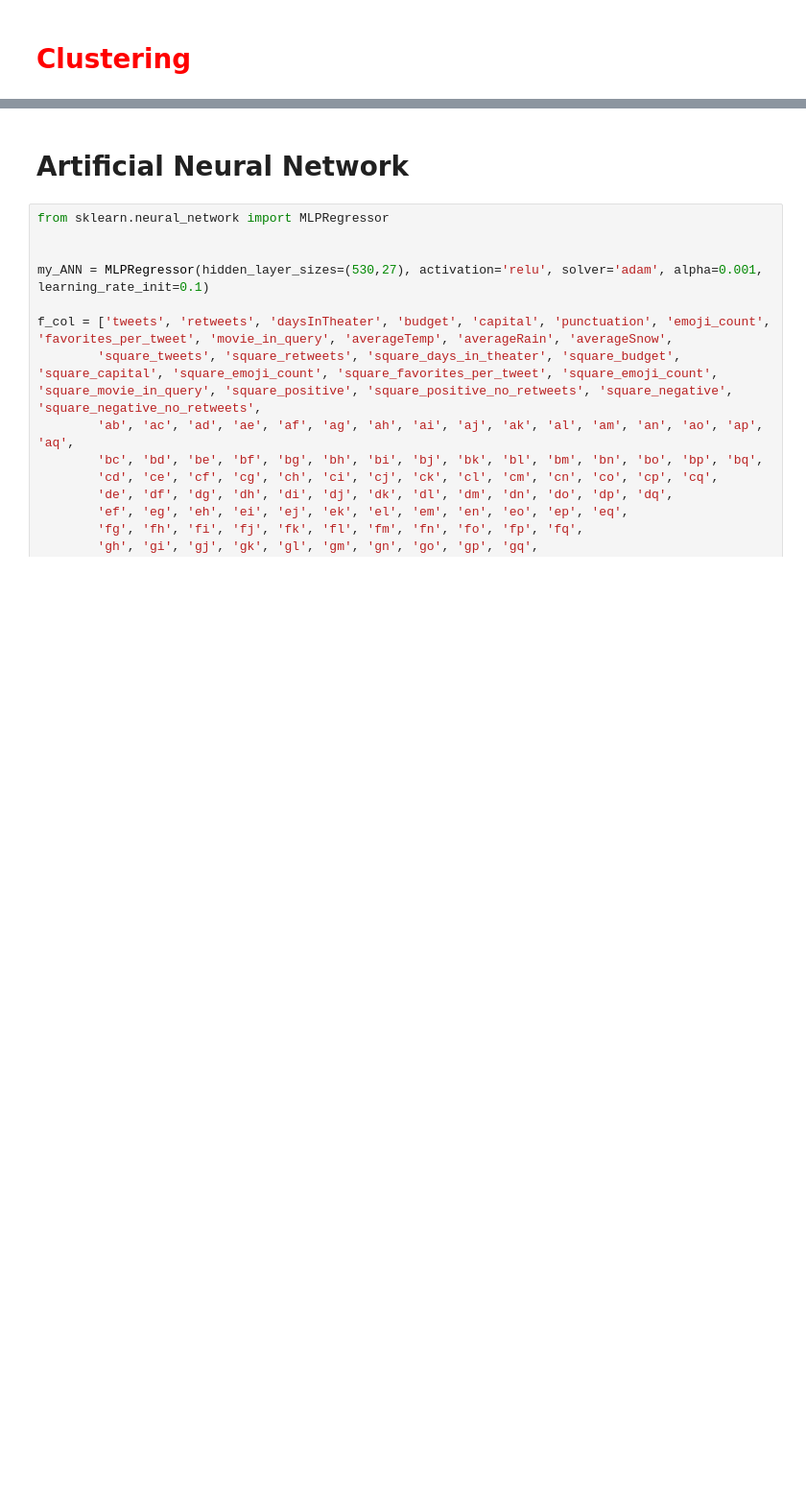
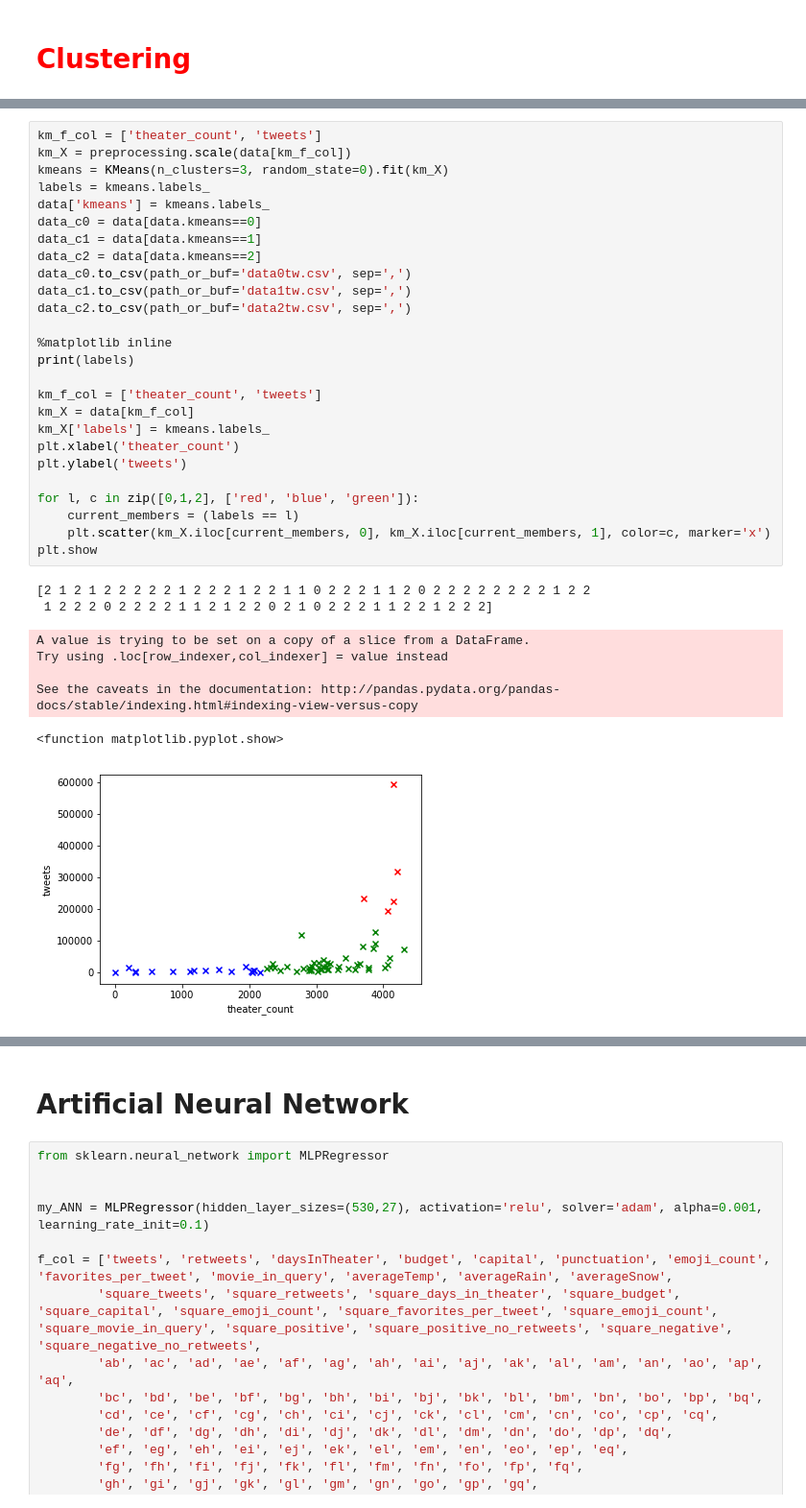
Before and after one commit to steveshim/TweetAcquisition-Thesis, a Jupyter notebook: TwitterExtractor.ipynb, the cells around one changed output, grey strips where cells are left out. Shown at 96% size. Saved outputs shown, nothing was run; the diff lists cells and outputs as text; blank space fills up the shorter version.

```diff
--- a/TwitterExtractor.ipynb
+++ b/TwitterExtractor.ipynb
@@ -987,3 +1032,38 @@ size of each best cluster is c0:27, c1:13, c2:13
+# %%
+km_f_col = ['theater_count', 'tweets']
+km_X = preprocessing.scale(data[km_f_col])
+kmeans = KMeans(n_clusters=3, random_state=0).fit(km_X)
+labels = kmeans.labels_
+data['kmeans'] = kmeans.labels_
+data_c0 = data[data.kmeans==0]
+data_c1 = data[data.kmeans==1]
+data_c2 = data[data.kmeans==2]
+data_c0.to_csv(path_or_buf='data0tw.csv', sep=',')
+data_c1.to_csv(path_or_buf='data1tw.csv', sep=',')
+data_c2.to_csv(path_or_buf='data2tw.csv', sep=',')
+
+%matplotlib inline
+print(labels)
+
+km_f_col = ['theater_count', 'tweets']
+km_X = data[km_f_col]
+km_X['labels'] = kmeans.labels_
+plt.xlabel('theater_count')
+plt.ylabel('tweets')
+
+for l, c in zip([0,1,2], ['red', 'blue', 'green']):
+    current_members = (labels == l)
+    plt.scatter(km_X.iloc[current_members, 0], km_X.iloc[current_members, 1], color=c, marker='x')
+plt.show
+# %% [output]
+[2 1 2 1 2 2 2 2 2 1 2 2 2 1 2 2 1 1 0 2 2 2 1 1 2 0 2 2 2 2 2 2 2 2 1 2 2
+ 1 2 2 2 0 2 2 2 2 1 1 2 1 2 2 0 2 1 0 2 2 2 1 1 2 2 1 2 2 2]
+A value is trying to be set on a copy of a slice from a DataFrame.
+Try using .loc[row_indexer,col_indexer] = value instead
+
+See the caveats in the documentation: http://pandas.pydata.org/pandas-docs/stable/indexing.html#indexing-view-versus-copy
+<function matplotlib.pyplot.show>
+[figure, added]
 # %%
 # FULL FEATURES FROM WEKA
 #f_col0 = ['tweets', 'theater_count', 'square_budget', 'ac',
```
Also changed, not shown: parts of 16 cells of this notebook.
